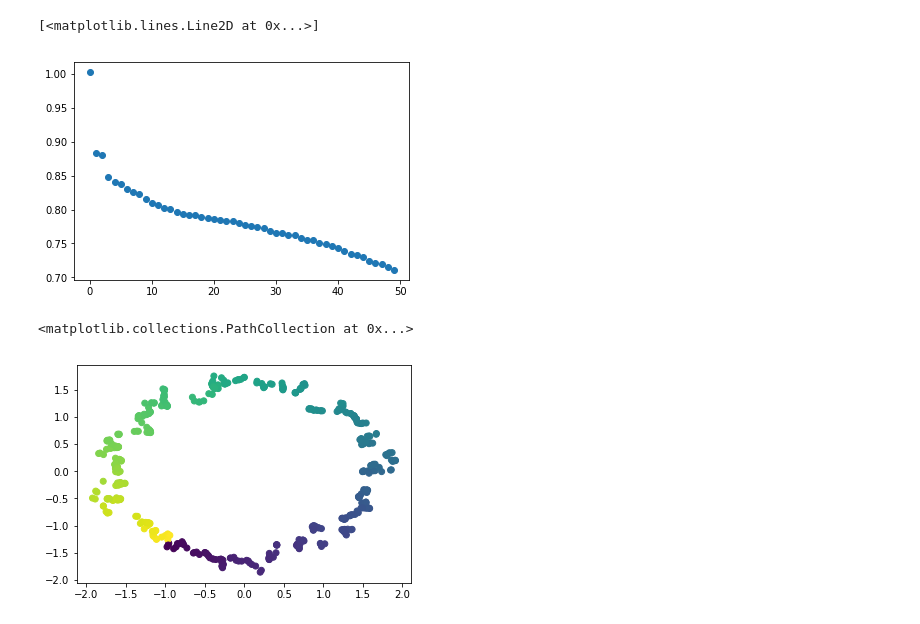
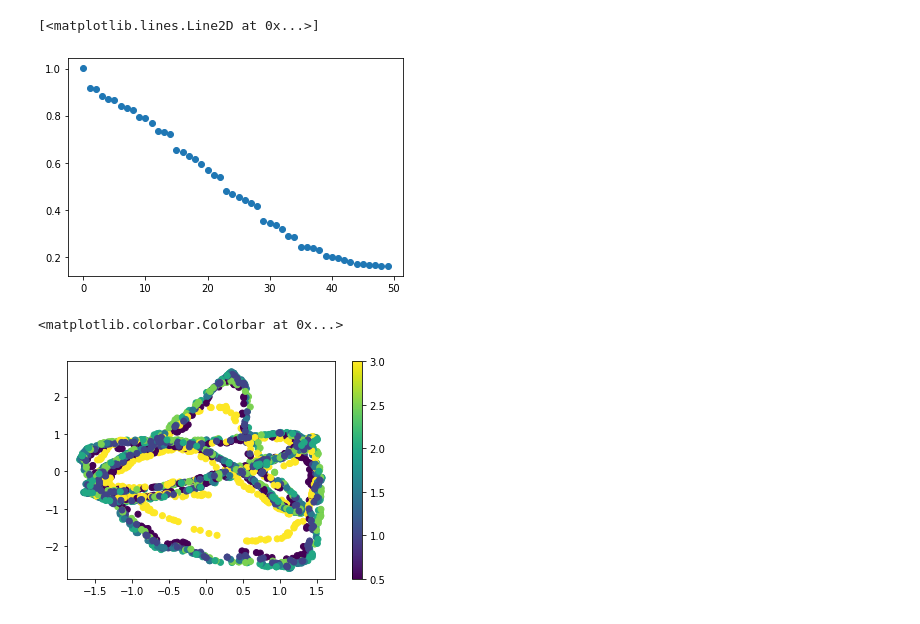
Before and after one commit to slaclab/cryoEM-notebooks, a Jupyter notebook: notebooks/DM_on_particles.ipynb, the cells around one changed output. Saved outputs shown, nothing was run; the diff lists cells and outputs as text; code cells hidden in the pictures.

Commit message:
slight edit of DM of particles notebook. Need to refine parameters.

```diff
--- a/notebooks/DM_on_particles.ipynb
+++ b/notebooks/DM_on_particles.ipynb
@@ -97,4 +13,10 @@ datar.shape
+# %%
+SIMULATIONDIR='/gpfs/slac/cryo/fs1/g/ML/cryoEM-notebooks/data/Simulation/synthetic_datasets/'
+DATADIR = SIMULATIONDIR+'randomrot1D_multiPDB/'
+#DATADIR = '/Users/mtrigo/Documents/cryoEM/randomrot1D/'
 # %%
+##
+binning = 4
 ## define the parameters for the DM
 b = 150
 sigma2 = 6e6
@@ -108,0 +24,17 @@ pyl.plot(W[:,120])
+# %%
+## load data and bin images
+filelist = glob.glob(DATADIR+"3j9z*no_noise.h5")
+particles   = []
+defocus     = []
+coordinates = []
+for file in filelist:
+    dic = cryoemio.load_dict_from_hdf5(file)
+    particles.append(dic['data'][:,::binning,::binning])
+    defocus.append([ dic['optics']['defocus_nominal'] for i in range(dic['data'].shape[0]) ]) #*dic['data'].shape[0])
+    coordinates.append(dic['coordinates'])
+particles   = np.array(particles)
+particles   = particles.reshape( (particles.shape[0]*particles.shape[1],particles.shape[2],particles.shape[3]) )
+defocus     = np.array(defocus)
+defocus     = defocus.reshape( (defocus.shape[0]*defocus.shape[1]) )
+coordinates = np.array(coordinates)
+coordinates = coordinates.reshape( (coordinates.shape[0]*coordinates.shape[1],coordinates.shape[2]) )
@@ -108,0 +47,2 @@ pyl.plot(W[:,120])
+# %%
+W = dmutils.dm_affinity_matrix(particles.reshape(particles.shape[0],particles.shape[1]*particles.shape[2]), b, sigma2, alpha)
@@ -111,14 +58,16 @@ U,s,V = svd(W,full_matrices=False)
 U = U/U[:,0]
 # %%
 # pyl.plot(np.log(s),'o')
-pyl.plot(s[0:50],'o')
+plt.plot(s[0:50],'o')
 # %% [output]
 [<matplotlib.lines.Line2D at 0x...>]
-[figure, old version]
+[figure, new version]
 # %%
-ii1=1
-ii2=2
-pyl.scatter(U[:,ii1], U[:,ii2], c=angles)
+ii1=2
+ii2=3
+#plt.scatter(U[:,ii1], U[:,ii2], c=coordinates[:,3])
+plt.scatter(U[:,ii1], U[:,ii2], c=defocus)
+plt.colorbar()
 # %% [output]
-<matplotlib.collections.PathCollection at 0x...>
+<matplotlib.colorbar.Colorbar at 0x...>
-[figure, old version]
+[figure, new version]
```
Also changed, not shown: parts of 13 cells of this notebook, 2 other files.
